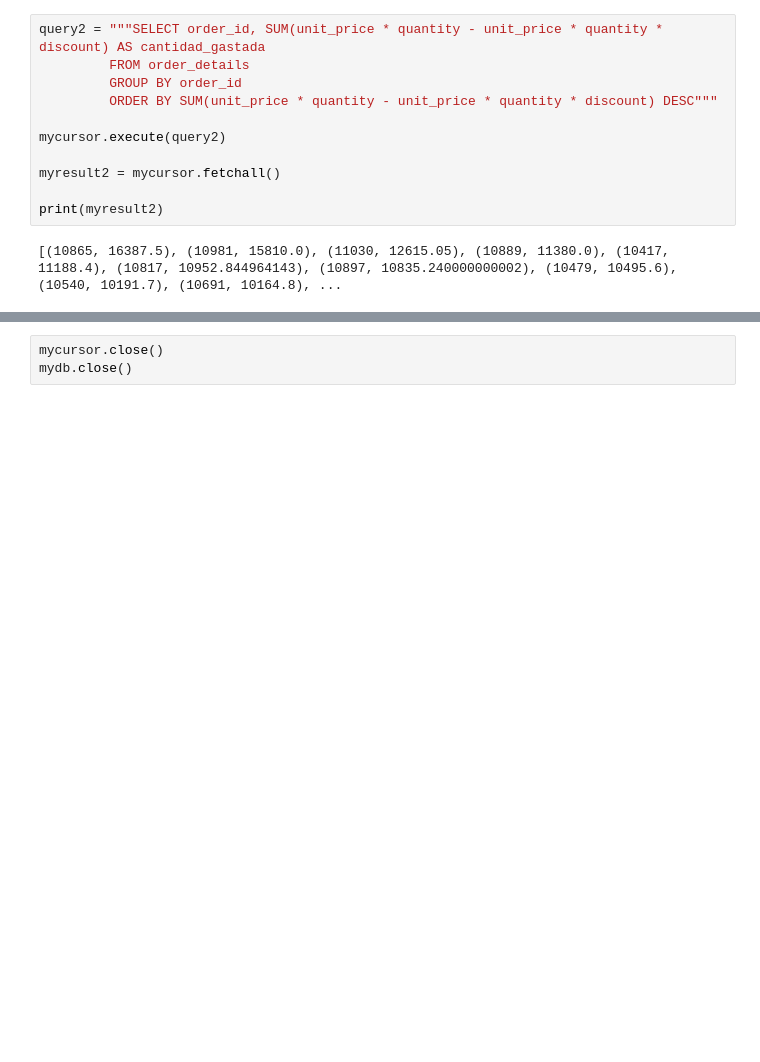
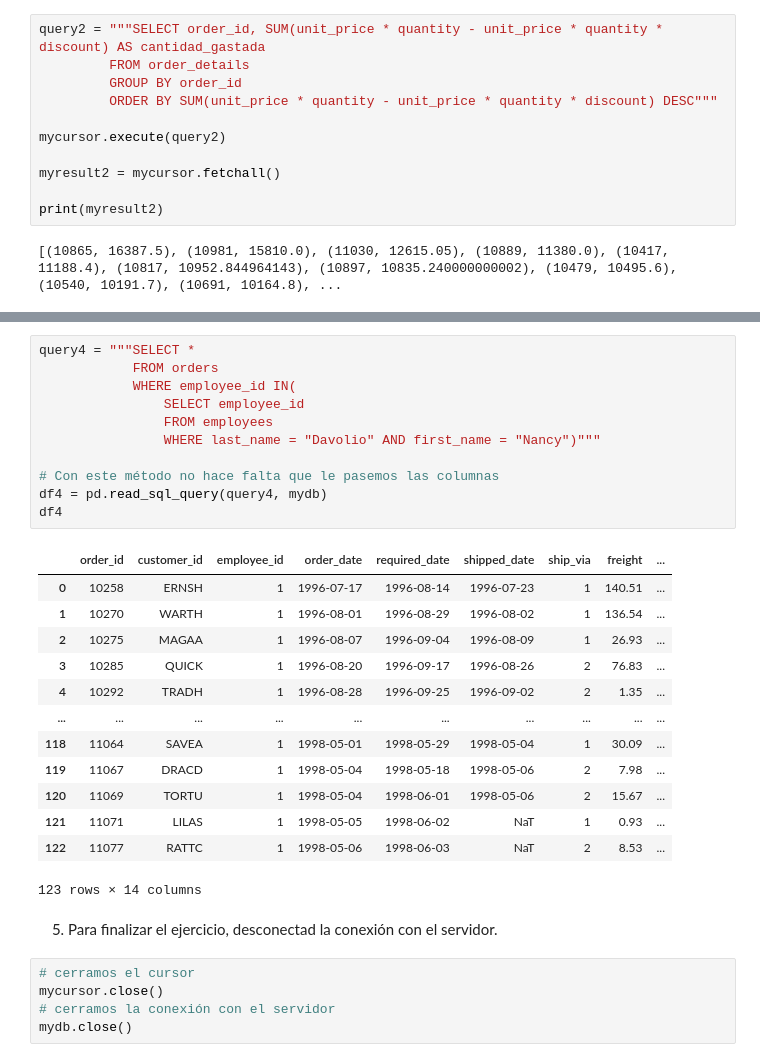
Before and after one commit to Adalab/Da_PromoC_modulo1_Sprint2_PilaryNAiara, a Jupyter notebook: python/Python-SQL-1.ipynb, the cells around one changed output, grey strips where cells are left out. Drawn from its saved outputs; the diff is of its cells as text; blank space fills up the shorter version.

Commit message:
Ejercicio terminado

```diff
--- a/python/Python-SQL-1.ipynb
+++ b/python/Python-SQL-1.ipynb
@@ -178,3 +190,32 @@ NameError: name 'mycursor' is not defined
-# %%
-mycursor.close()
-mydb.close()
+# %%
+query4 = """SELECT *
+            FROM orders
+            WHERE employee_id IN(
+	            SELECT employee_id
+                FROM employees
+	            WHERE last_name = "Davolio" AND first_name = "Nancy")"""
+
+# Con este método no hace falta que le pasemos las columnas
+df4 = pd.read_sql_query(query4, mydb)
+df4
+# %% [output]
+|  | order_id | customer_id | employee_id | order_date | required_date | shipped_date | ship_via | freight | ... |
+| 0 | 10258 | ERNSH | 1 | 1996-07-17 | 1996-08-14 | 1996-07-23 | 1 | 140.51 | ... |
+| 1 | 10270 | WARTH | 1 | 1996-08-01 | 1996-08-29 | 1996-08-02 | 1 | 136.54 | ... |
+| 2 | 10275 | MAGAA | 1 | 1996-08-07 | 1996-09-04 | 1996-08-09 | 1 | 26.93 | ... |
+| 3 | 10285 | QUICK | 1 | 1996-08-20 | 1996-09-17 | 1996-08-26 | 2 | 76.83 | ... |
+| 4 | 10292 | TRADH | 1 | 1996-08-28 | 1996-09-25 | 1996-09-02 | 2 | 1.35 | ... |
+| ... | ... | ... | ... | ... | ... | ... | ... | ... | ... |
+| 118 | 11064 | SAVEA | 1 | 1998-05-01 | 1998-05-29 | 1998-05-04 | 1 | 30.09 | ... |
+| 119 | 11067 | DRACD | 1 | 1998-05-04 | 1998-05-18 | 1998-05-06 | 2 | 7.98 | ... |
+| 120 | 11069 | TORTU | 1 | 1998-05-04 | 1998-06-01 | 1998-05-06 | 2 | 15.67 | ... |
+| 121 | 11071 | LILAS | 1 | 1998-05-05 | 1998-06-02 | NaT | 1 | 0.93 | ... |
+| 122 | 11077 | RATTC | 1 | 1998-05-06 | 1998-06-03 | NaT | 2 | 8.53 | ... |
+123 rows × 14 columns
+# %% [markdown]
+5. Para finalizar el ejercicio, desconectad la conexión con el servidor.
+# %%
+# cerramos el cursor
+mycursor.close()
+# cerramos la conexión con el servidor
+mydb.close()
```
Also changed, not shown: parts of 1 cell of this notebook.
